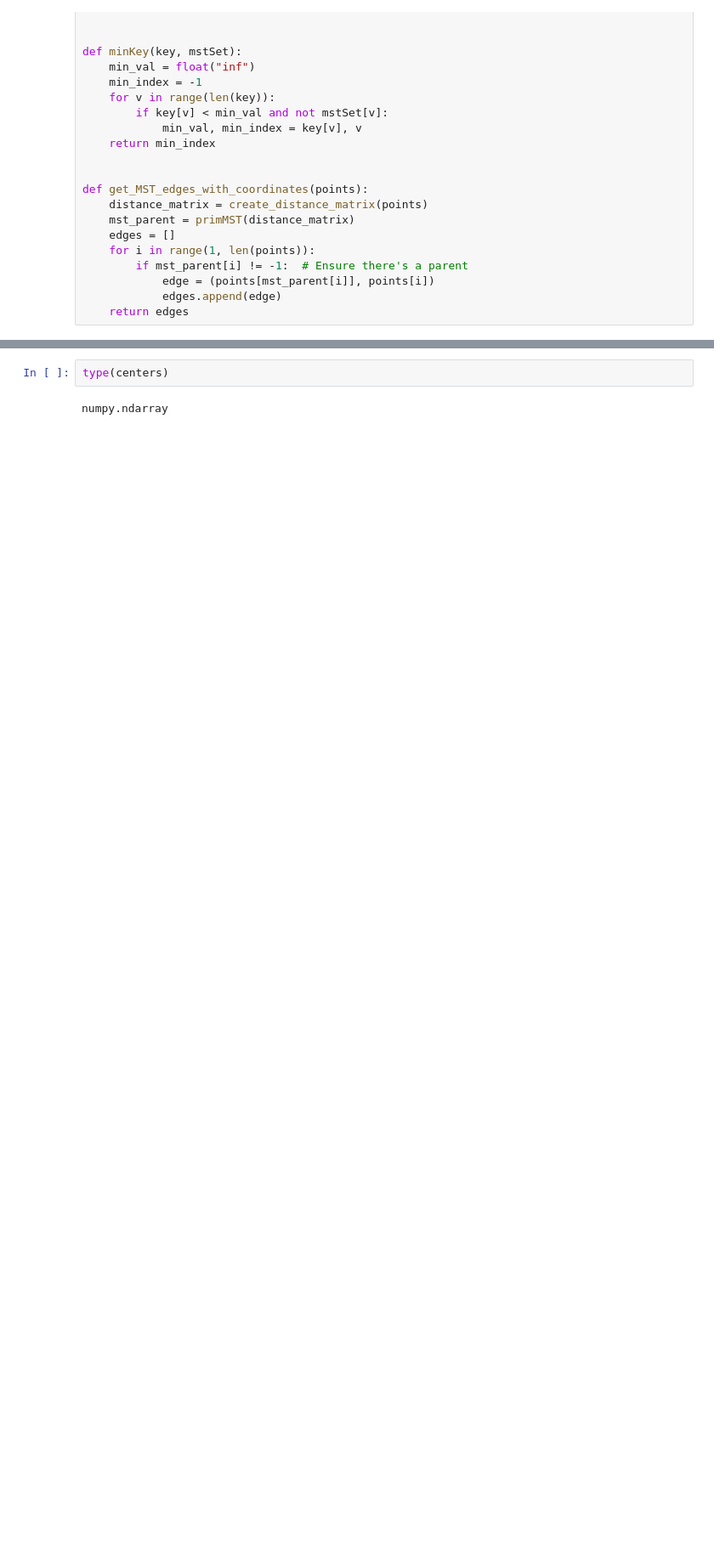
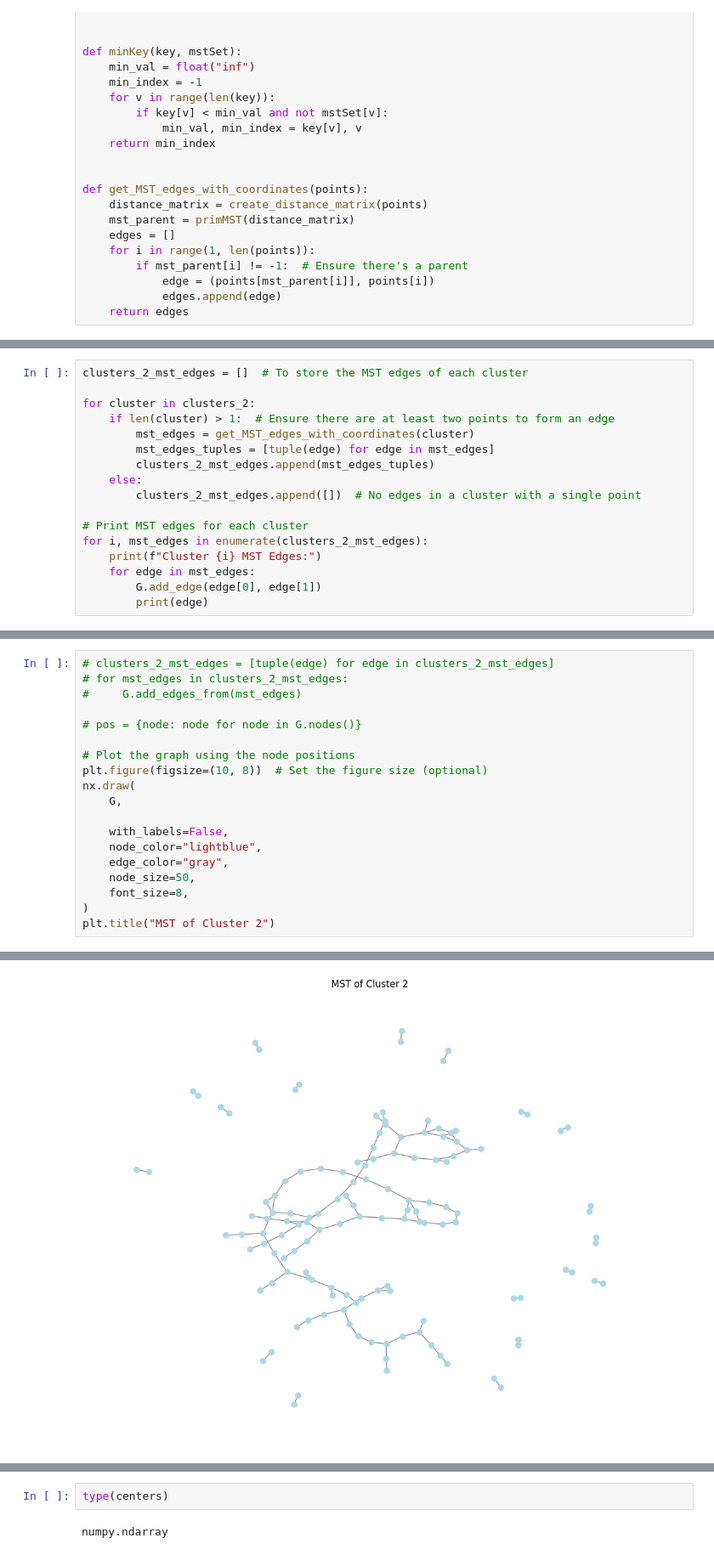
Before and after one commit to destx0/thesnew, a Jupyter notebook: master.ipynb, the cells around one changed output, grey strips where cells are left out. Shown: that part at 85% size. Cells and saved outputs as stored; diff of their text form; blank space fills up the shorter version.

```diff
--- a/master.ipynb
+++ b/master.ipynb
@@ -222,0 +310,17 @@ plt.show()
+# %%
+clusters_2_mst_edges = []  # To store the MST edges of each cluster
+
+for cluster in clusters_2:
+    if len(cluster) > 1:  # Ensure there are at least two points to form an edge
+        mst_edges = get_MST_edges_with_coordinates(cluster)
+        mst_edges_tuples = [tuple(edge) for edge in mst_edges]
+        clusters_2_mst_edges.append(mst_edges_tuples)
+    else:
+        clusters_2_mst_edges.append([])  # No edges in a cluster with a single point
+
+# Print MST edges for each cluster
+for i, mst_edges in enumerate(clusters_2_mst_edges):
+    print(f"Cluster {i} MST Edges:")
+    for edge in mst_edges:
+        G.add_edge(edge[0], edge[1])
+        print(edge)
@@ -222,0 +349,20 @@ plt.show()
+# %%
+# clusters_2_mst_edges = [tuple(edge) for edge in clusters_2_mst_edges]
+# for mst_edges in clusters_2_mst_edges:
+#     G.add_edges_from(mst_edges)
+
+# pos = {node: node for node in G.nodes()}
+
+# Plot the graph using the node positions
+plt.figure(figsize=(10, 8))  # Set the figure size (optional)
+nx.draw(
+    G,
+
+    with_labels=False,
+    node_color="lightblue",
+    edge_color="gray",
+    node_size=50,
+    font_size=8,
+)
+plt.title("MST of Cluster 2")
+# %% [output]
@@ -223,3 +370,4 @@ plt.show()
+[figure, added]
 # %%
 import numpy as np
 from scipy.spatial import distance
```
Also changed, not shown: parts of 16 cells of this notebook, 4 other files.
